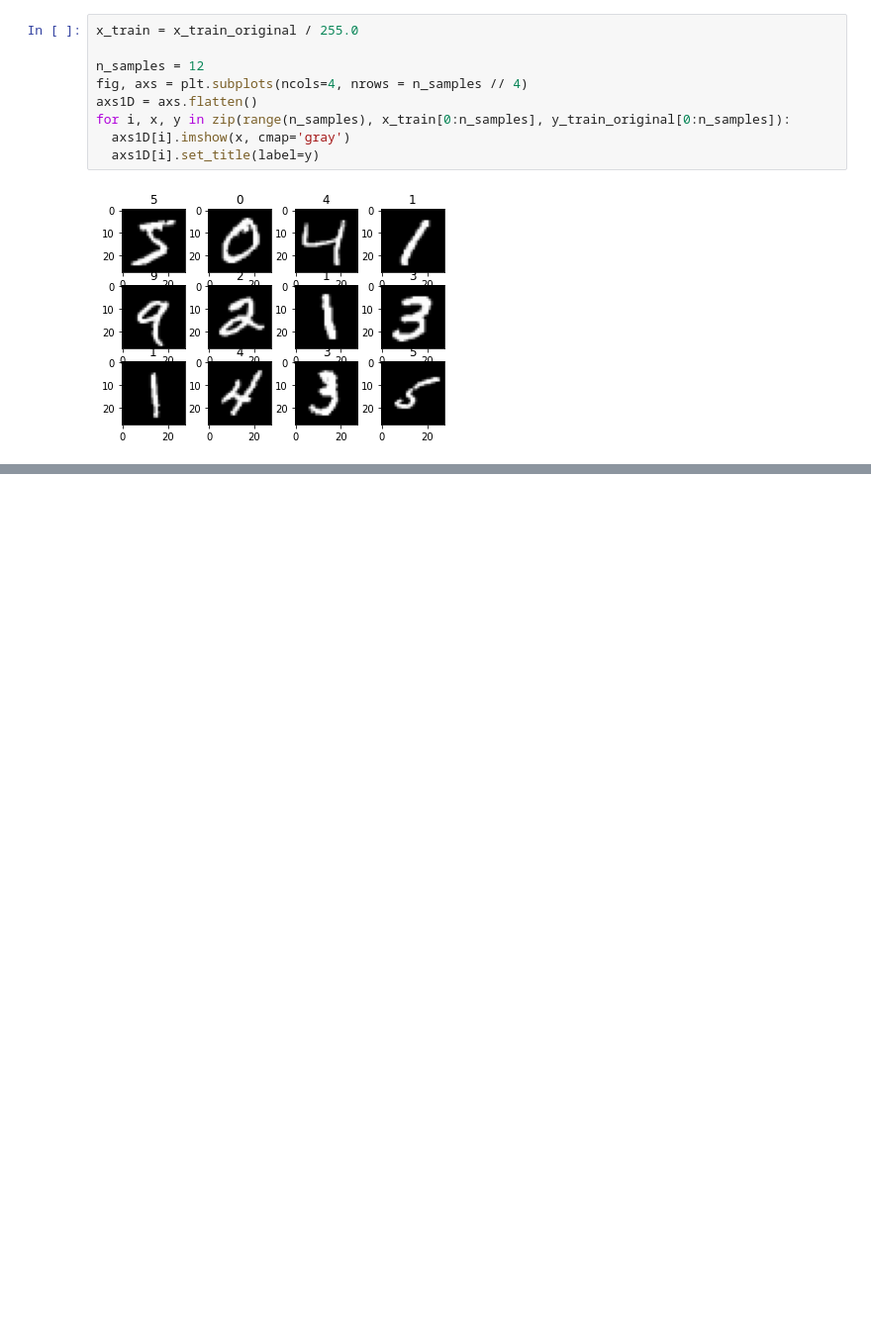
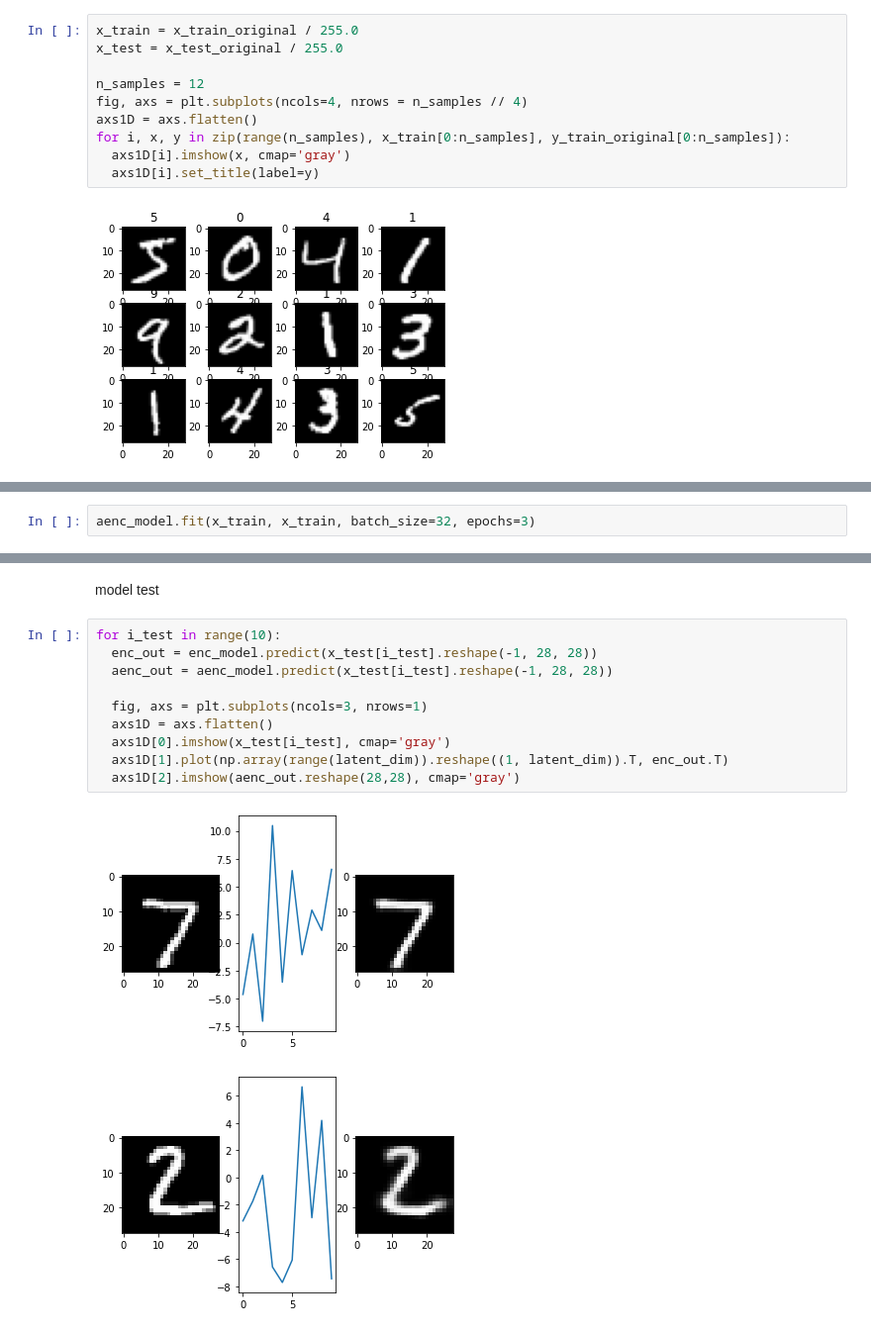
Before and after one commit to carloshernangarrido/deeplearning, a Jupyter notebook: autoencoder.ipynb, the cells around one changed output, grey strips where cells are left out. Shown at 99% size. Drawn from its saved outputs; the diff is of its cells as text; blank space fills up the shorter version.

```diff
--- a/autoencoder.ipynb
+++ b/autoencoder.ipynb
@@ -25,6 +28,7 @@ for i, x, y in zip(range(n_samples), x_train_original[0:n_samples], y_train_orig
 normalization
 # %%
 x_train = x_train_original / 255.0
+x_test = x_test_original / 255.0
 
 n_samples = 12
 fig, axs = plt.subplots(ncols=4, nrows = n_samples // 4)
@@ -36,0 +113,2 @@ for i, x, y in zip(range(n_samples), x_train[0:n_samples], y_train_original[0:n_
+# %%
+aenc_model.fit(x_train, x_train, batch_size=32, epochs=3)
@@ -36,0 +123,15 @@ for i, x, y in zip(range(n_samples), x_train[0:n_samples], y_train_original[0:n_
+# %% [markdown]
+model test
+# %%
+for i_test in range(10):
+  enc_out = enc_model.predict(x_test[i_test].reshape(-1, 28, 28))
+  aenc_out = aenc_model.predict(x_test[i_test].reshape(-1, 28, 28))
+
+  fig, axs = plt.subplots(ncols=3, nrows=1)
+  axs1D = axs.flatten()
+  axs1D[0].imshow(x_test[i_test], cmap='gray')
+  axs1D[1].plot(np.array(range(latent_dim)).reshape((1, latent_dim)).T, enc_out.T)
+  axs1D[2].imshow(aenc_out.reshape(28,28), cmap='gray')
+# %% [output]
+[figure, added]
+[figure, added]
```
Also changed, not shown: parts of 9 cells of this notebook.
